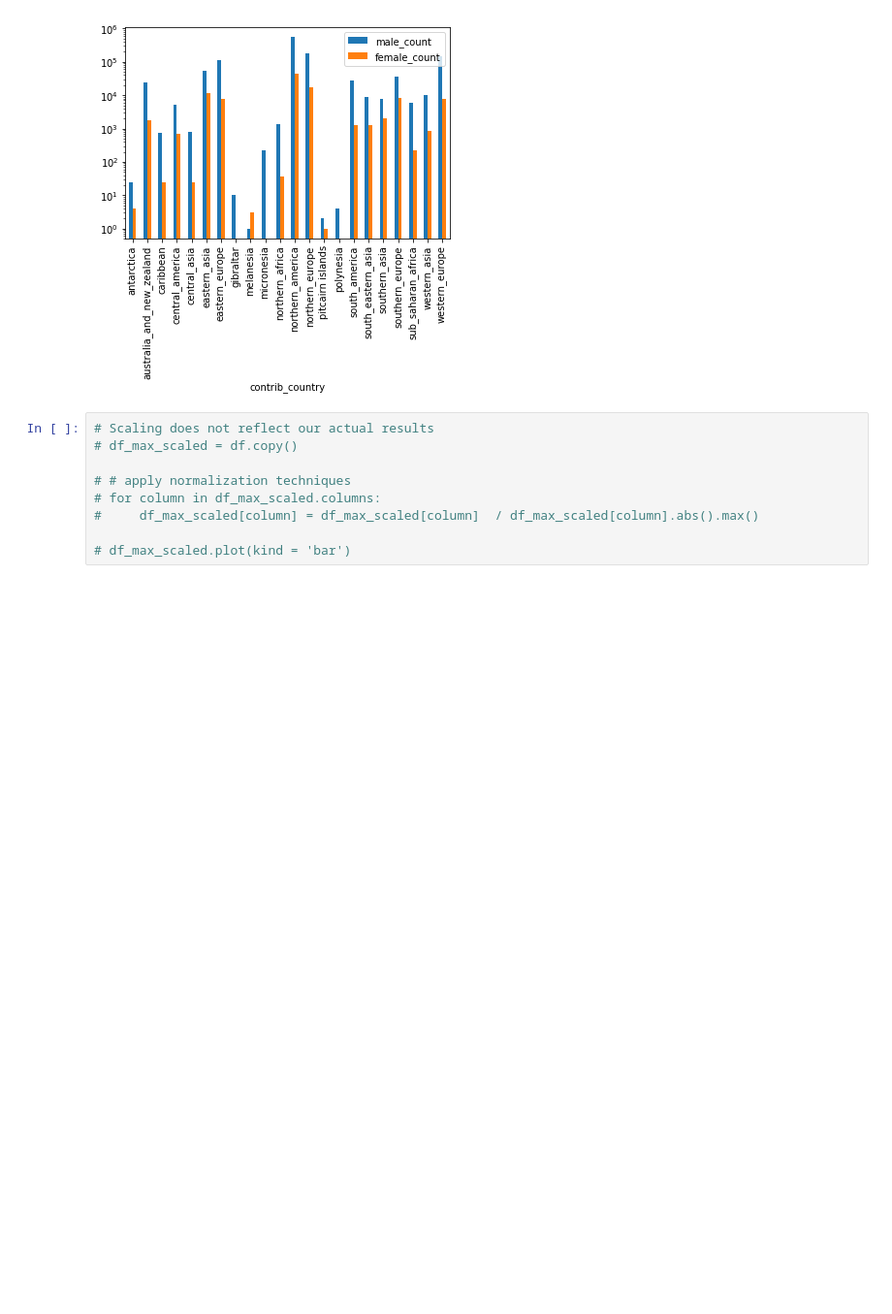
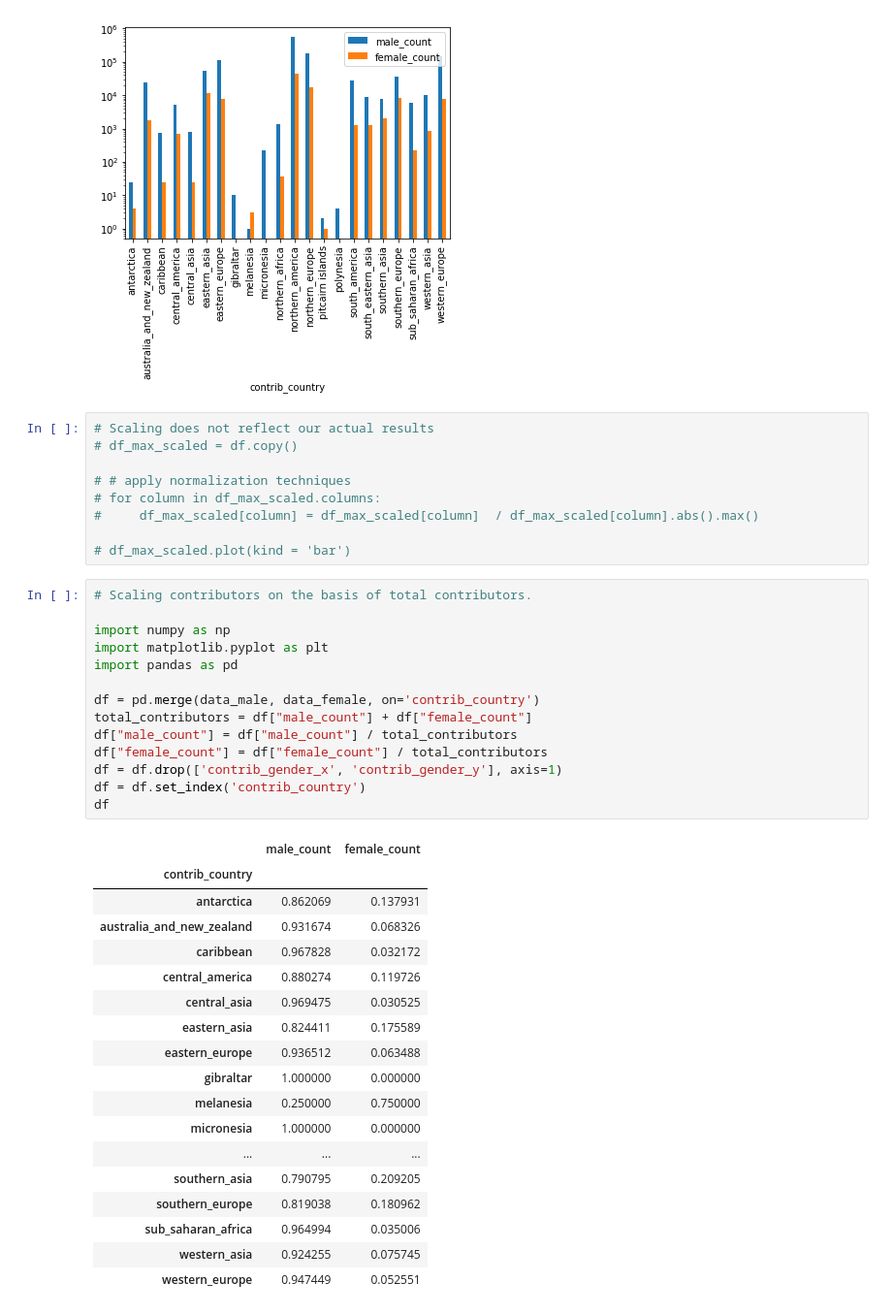
Before and after one commit to manvapatel/CS-846-Project, a Jupyter notebook: CS846-Data.ipynb, the cells around one changed output. Shown at 97% size. Drawn from its saved outputs; the diff is of its cells as text; blank space fills up the shorter version.

```diff
--- a/CS846-Data.ipynb
+++ b/CS846-Data.ipynb
@@ -292,3 +293,36 @@ df.plot(kind = 'bar', logy=True)
 #     df_max_scaled[column] = df_max_scaled[column]  / df_max_scaled[column].abs().max()
 
 # df_max_scaled.plot(kind = 'bar')
+# %%
+# Scaling contributors on the basis of total contributors.
+
+import numpy as np
+import matplotlib.pyplot as plt
+import pandas as pd
+
+df = pd.merge(data_male, data_female, on='contrib_country')
+total_contributors = df["male_count"] + df["female_count"]
+df["male_count"] = df["male_count"] / total_contributors
+df["female_count"] = df["female_count"] / total_contributors
+df = df.drop(['contrib_gender_x', 'contrib_gender_y'], axis=1)
+df = df.set_index('contrib_country')
+df
+# %% [output]
+|  | male_count | female_count |
+| contrib_country |  |  |
+| antarctica | 0.862069 | 0.137931 |
+| australia_and_new_zealand | 0.931674 | 0.068326 |
+| caribbean | 0.967828 | 0.032172 |
+| central_america | 0.880274 | 0.119726 |
+| central_asia | 0.969475 | 0.030525 |
+| eastern_asia | 0.824411 | 0.175589 |
+| eastern_europe | 0.936512 | 0.063488 |
+| gibraltar | 1.000000 | 0.000000 |
+| melanesia | 0.250000 | 0.750000 |
+| micronesia | 1.000000 | 0.000000 |
+| ... | ... | ... |
+| southern_asia | 0.790795 | 0.209205 |
+| southern_europe | 0.819038 | 0.180962 |
+| sub_saharan_africa | 0.964994 | 0.035006 |
+| western_asia | 0.924255 | 0.075745 |
+| western_europe | 0.947449 | 0.052551 |
```
Also changed, not shown: parts of 2 cells of this notebook, 1 other file.
